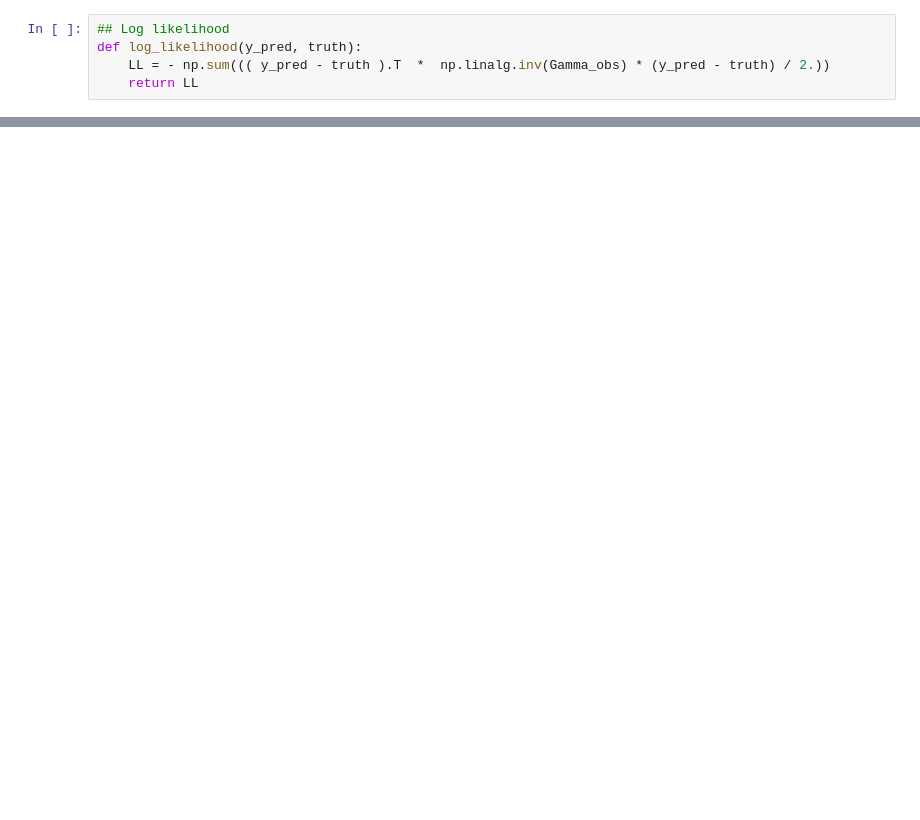
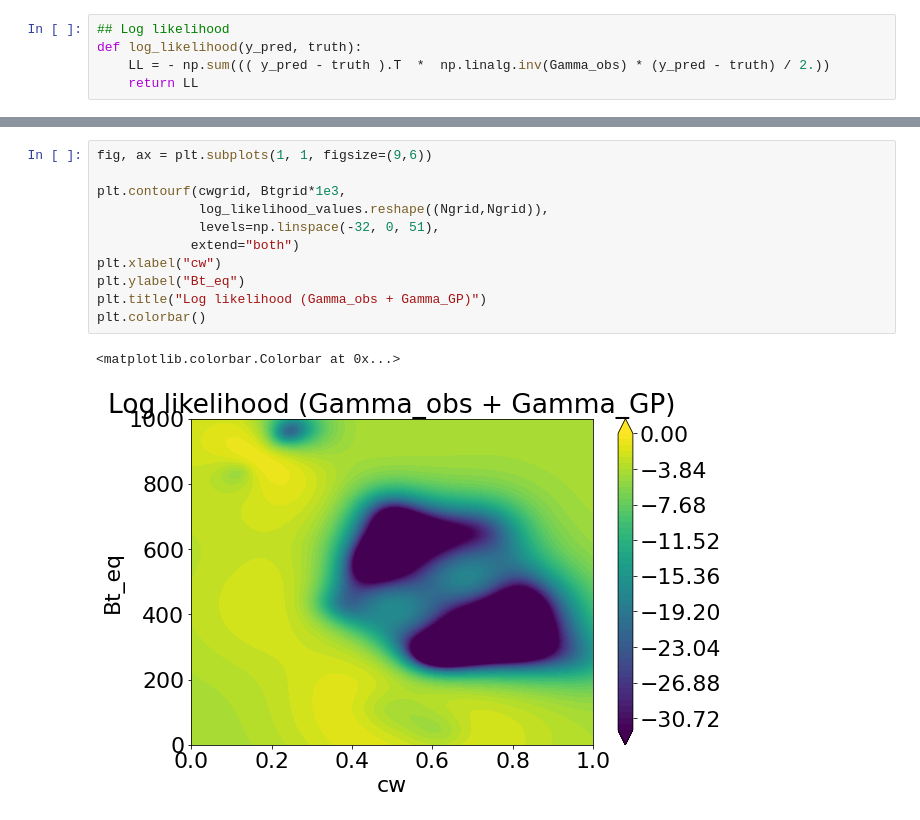
Before and after one commit to lm2612/EKI_OBS, a Jupyter notebook: jupyter_notebooks/GP_Emulator.ipynb, the cells around one changed output, grey strips where cells are left out. Cells and saved outputs as stored; diff of their text form; blank space fills up the shorter version.

```diff
--- a/jupyter_notebooks/GP_Emulator.ipynb
+++ b/jupyter_notebooks/GP_Emulator.ipynb
@@ -134,0 +231,14 @@ plt.colorbar()
+# %%
+fig, ax = plt.subplots(1, 1, figsize=(9,6))
+
+plt.contourf(cwgrid, Btgrid*1e3,
+             log_likelihood_values.reshape((Ngrid,Ngrid)),
+             levels=np.linspace(-32, 0, 51),
+            extend="both")
+plt.xlabel("cw")
+plt.ylabel("Bt_eq")
+plt.title("Log likelihood (Gamma_obs + Gamma_GP)")
+plt.colorbar()
+# %% [output]
+<matplotlib.colorbar.Colorbar at 0x...>
+[figure, added]
```
Also changed, not shown: parts of 42 cells of this notebook.
